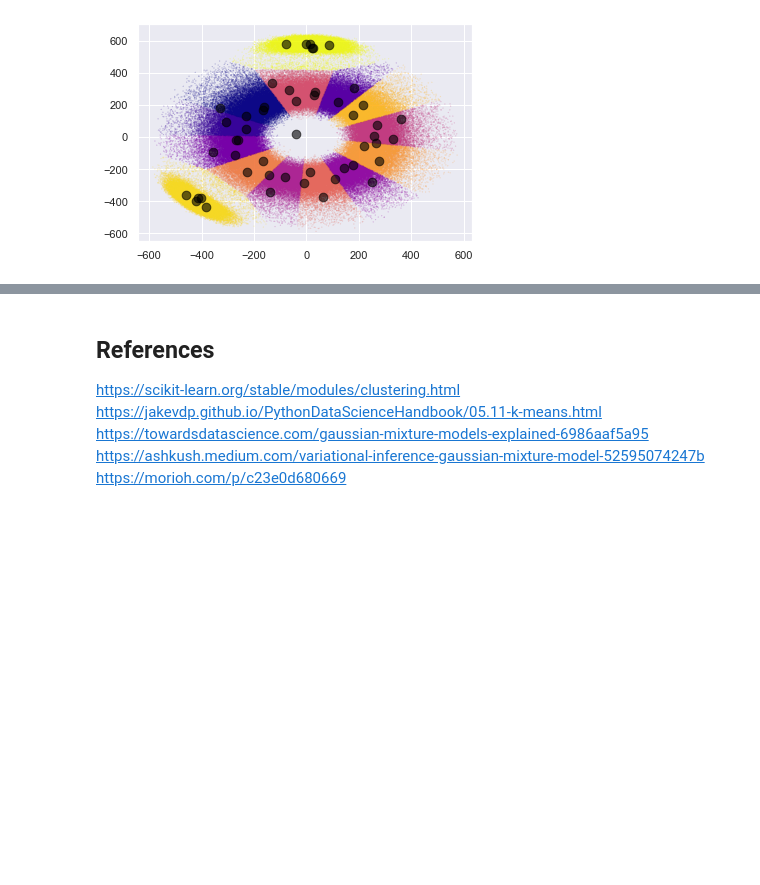
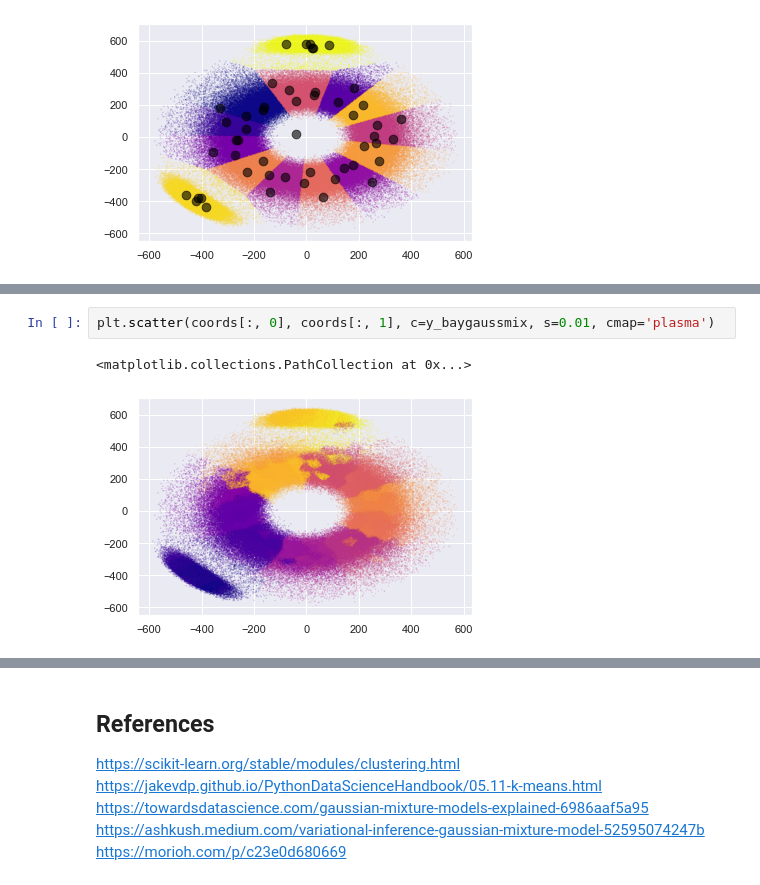
Before and after one commit to MichaelVerdegaal/AsteroidClustering, a Jupyter notebook: asteroid_clustering.ipynb, the cells around one changed output, grey strips where cells are left out. Drawn from its saved outputs; the diff is of its cells as text; blank space fills up the shorter version.

```diff
--- a/asteroid_clustering.ipynb
+++ b/asteroid_clustering.ipynb
@@ -367,2 +372,7 @@ BIRCH took 1186.3692789 seconds to process data
+# %%
+plt.scatter(coords[:, 0], coords[:, 1], c=y_baygaussmix, s=0.01, cmap='plasma')
+# %% [output]
+<matplotlib.collections.PathCollection at 0x...>
+[figure, added]
 # %%
 plt.scatter(coords[:, 0], coords[:, 1], c=y_baygaussmix, s=0.01, cmap='plasma')
```
Also changed, not shown: parts of 4 cells of this notebook.
